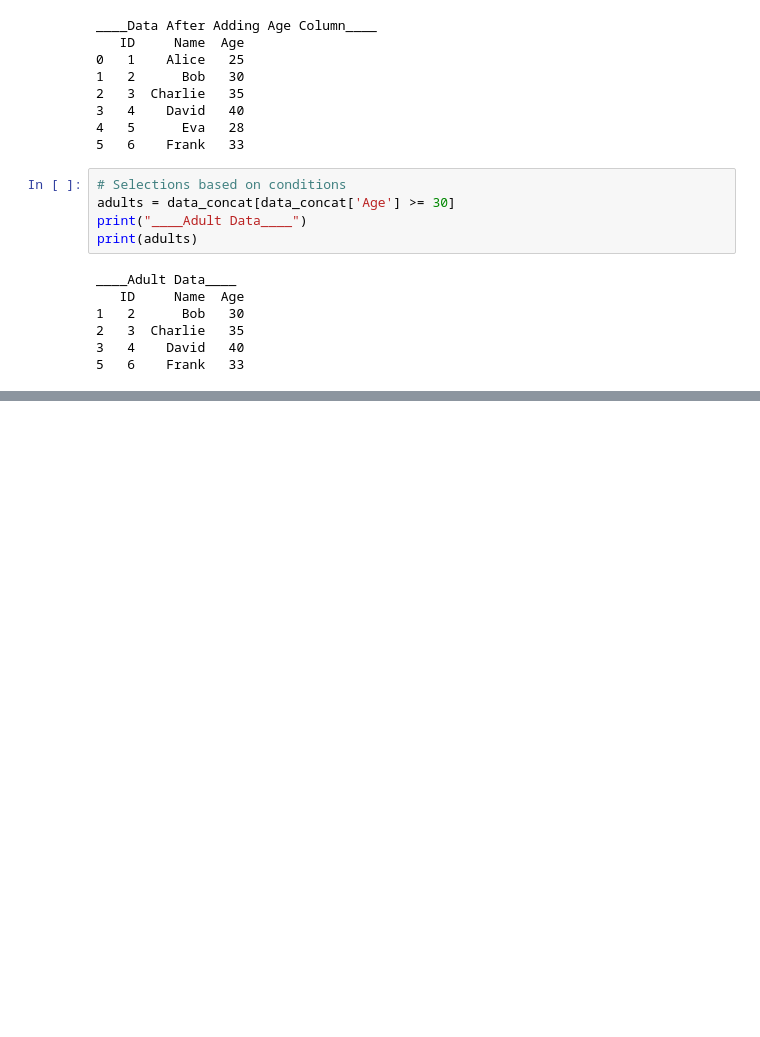
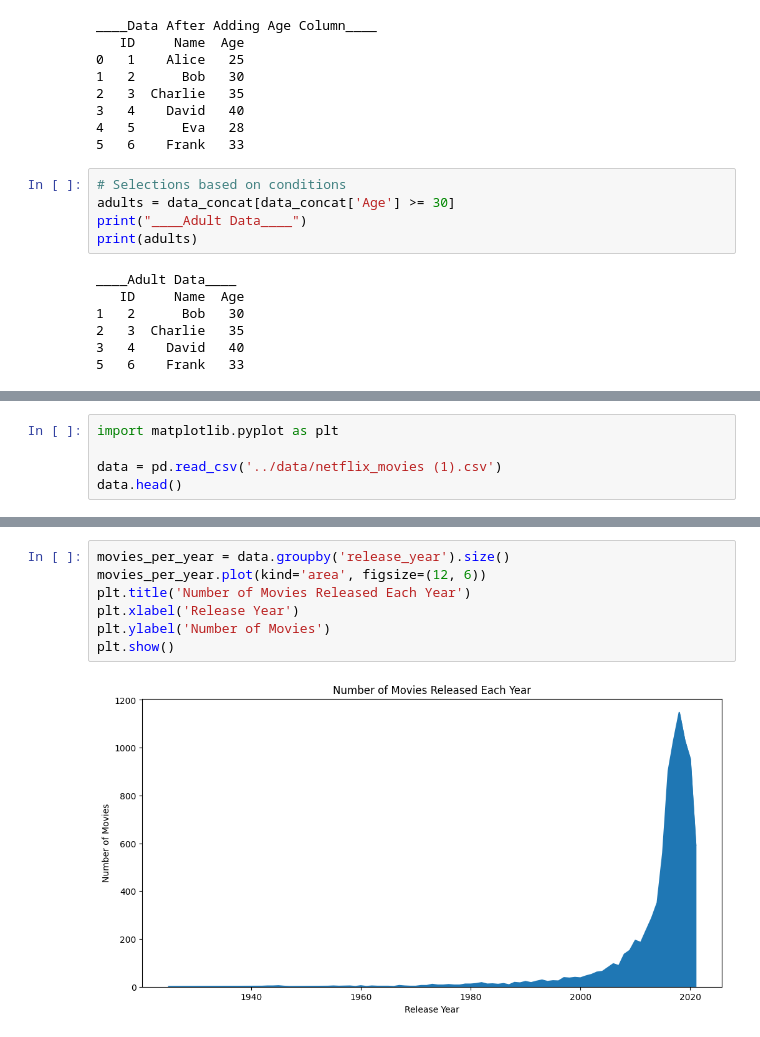
Before and after one commit to iadel93/DEBI_Round_3, a Jupyter notebook: DataAnalysis/pandas_session_2.ipynb, the cells around one changed output, grey strips where cells are left out. Saved outputs shown, nothing was run; the diff lists cells and outputs as text; blank space fills up the shorter version.

```diff
--- a/DataAnalysis/pandas_session_2.ipynb
+++ b/DataAnalysis/pandas_session_2.ipynb
@@ -182,0 +424,5 @@ ____Adult Data____
+# %%
+import matplotlib.pyplot as plt
+
+data = pd.read_csv('../data/netflix_movies (1).csv')
+data.head()
@@ -182,0 +436,9 @@ ____Adult Data____
+# %%
+movies_per_year = data.groupby('release_year').size()
+movies_per_year.plot(kind='area', figsize=(12, 6))
+plt.title('Number of Movies Released Each Year')
+plt.xlabel('Release Year')
+plt.ylabel('Number of Movies')
+plt.show()
+# %% [output]
+[figure, added]
```
Also changed, not shown: parts of 32 cells of this notebook, 1 other file.
